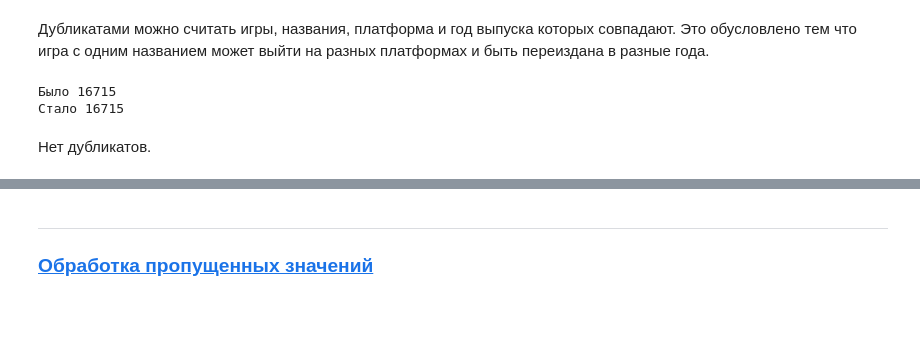
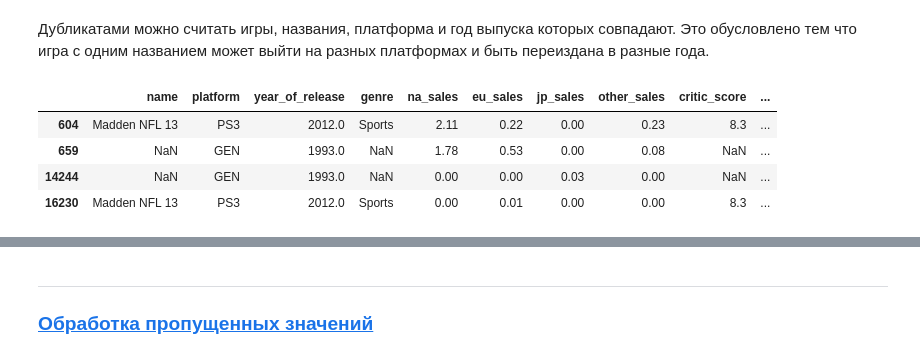
Before and after one commit to GrishaTS/Ya-Practicum-DS, a Jupyter notebook: 4. Сборный Проект — 1/combined_project_1.ipynb, the cells around one changed output, grey strips where cells are left out. Drawn from its saved outputs; the diff is of its cells as text; code cells hidden in the pictures; blank space fills up the shorter version.

```diff
--- a/4. Сборный Проект — 1/combined_project_1.ipynb
+++ b/4. Сборный Проект — 1/combined_project_1.ipynb
@@ -199,12 +323,12 @@ _____
 ### <a id='toc1_4_3_'></a>[Обработка дубликатов](#toc0_)
 # %% [markdown]
 Дубликатами можно считать игры, названия, платформа и год выпуска которых совпадают. Это обусловлено тем что игра с одним названием может выйти на разных платформах и быть переиздана в разные года.
-# %%
-print('Было', games.shape[0])
-games = games.drop_duplicates(subset=['name', 'platform', 'year_of_release', 'sales'])
-print('Стало', games.shape[0])
-# %% [output]
-Было 16715
-Стало 16715
-# %% [markdown]
-Нет дубликатов.
+# %%
+duplicated_games = games[games.duplicated(subset=['name', 'platform', 'year_of_release'], keep=False)]
+duplicated_games
+# %% [output]
+|  | name | platform | year_of_release | genre | na_sales | eu_sales | jp_sales | other_sales | critic_score | ... |
+| 604 | Madden NFL 13 | PS3 | 2012.0 | Sports | 2.11 | 0.22 | 0.00 | 0.23 | 8.3 | ... |
+| 659 | NaN | GEN | 1993.0 | NaN | 1.78 | 0.53 | 0.00 | 0.08 | NaN | ... |
+| 14244 | NaN | GEN | 1993.0 | NaN | 0.00 | 0.00 | 0.03 | 0.00 | NaN | ... |
+| 16230 | Madden NFL 13 | PS3 | 2012.0 | Sports | 0.00 | 0.01 | 0.00 | 0.00 | 8.3 | ... |
```
Also changed, not shown: parts of 126 cells of this notebook.
